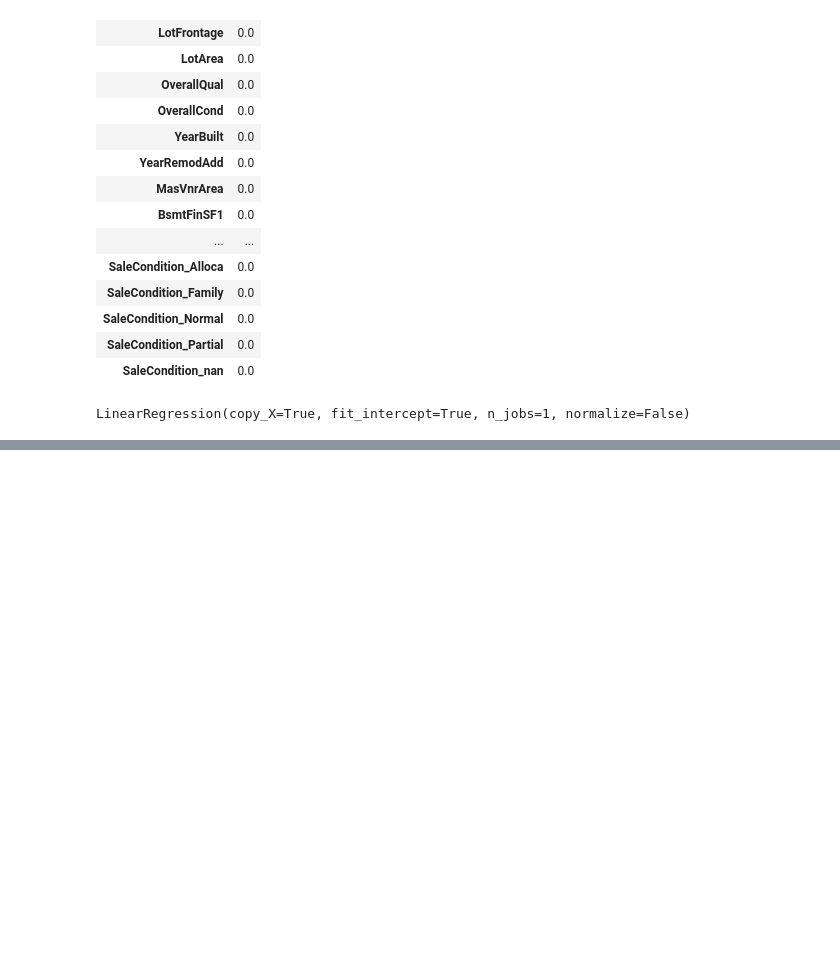
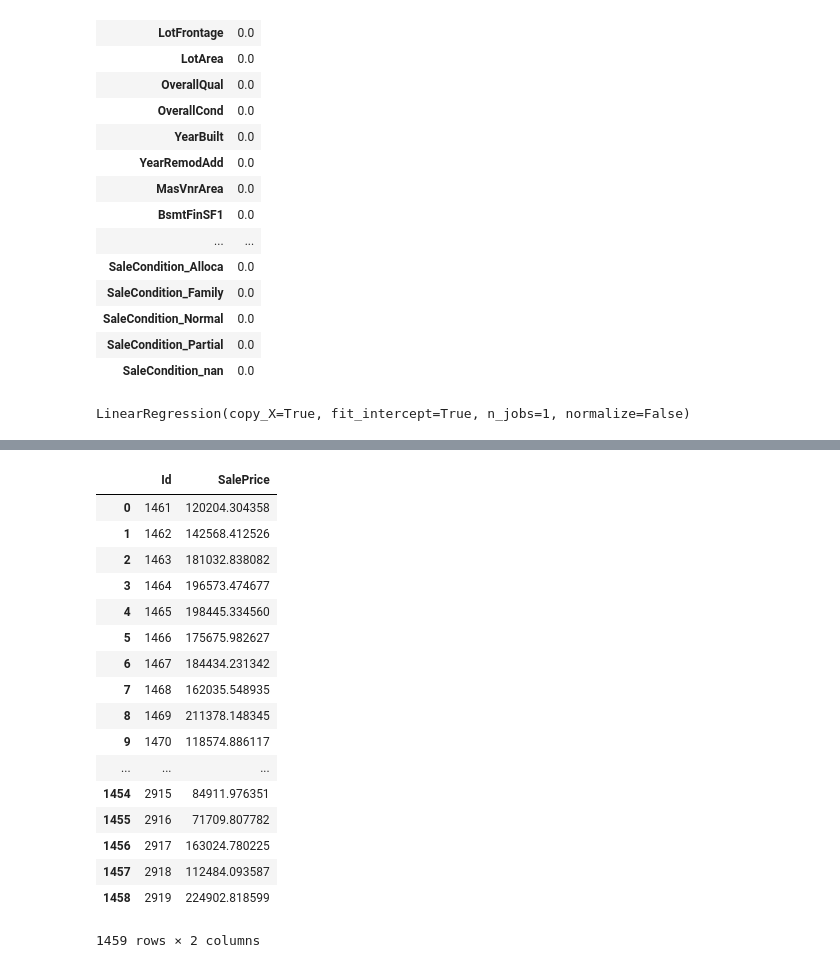
Before and after one commit to paulobueno/house_prices, a Jupyter notebook: V1.ipynb, the cells around one changed output, grey strips where cells are left out. Drawn from its saved outputs; the diff is of its cells as text; code cells hidden in the pictures; blank space fills up the shorter version.

```diff
--- a/V1.ipynb
+++ b/V1.ipynb
@@ -258,8 +259,8 @@ train, test = train_test_split(tabela_dum, random_state = 1234, test_size = 0.3)
 # %%
 # Separando os eixos X (variaveis explicativas) e Y (variavel resposta) das duas bases
 
-train_x = train.drop('SalePrice',1)
-test_x = test.drop('SalePrice', 1)
+train_x = train.drop(['SalePrice','Id'],1)
+test_x = test.drop(['SalePrice','Id'], 1)
 
 train_y = pd.DataFrame(train.loc[:,'SalePrice'])
 test_y = pd.DataFrame(test.loc[:,'SalePrice'])
@@ -298,0 +280,10 @@ feature_selection.f_regression(train_x, np.asarray(train_y), center=True)
+# %%
+from sklearn.linear_model import Lasso
+lasso = Lasso(alpha=130,fit_intercept=True)
+
+train_x = train_x.reindex_axis(sorted(train_x.columns), axis=1)
+test_x = test_x.reindex_axis(sorted(test_x.columns), axis=1)
+
+
+res = lasso.fit(train_x,train_y)
+res.score(test_x, test_y)
@@ -298,0 +321,23 @@ feature_selection.f_regression(train_x, np.asarray(train_y), center=True)
+# %%
+data_2 = pd.read_csv('./test.csv')
+tabela_2 = pd.DataFrame(data_2)
+
+def f_missing(x):
+    if(x.dtype == np.float64 or x.dtype == np.int64):
+        return x.fillna(0, inplace=True)
+    #else:
+    #    return x.fillna(x.mode()[0], inplace=True)
+
+
+tabela_2_dum = pd.get_dummies(tabela_2, dummy_na = True)
+var_list_train = (train_x.columns)
+tabela_2_dum = tabela_2_dum.loc[:, var_list_train]
+tabela_2_dum = tabela_2_dum.reindex_axis(sorted(tabela_2_dum.columns), axis=1)
+#train_x.head()
+#tabela_2_dum.head()
+
+for x in tabela_2_dum.columns:
+    f_missing(tabela_2_dum[x])
+
+x = pd.DataFrame(tabela_2_dum.isnull().sum()/len(tabela_2_dum))
+HTML(x.to_html())
@@ -298,0 +362,26 @@ feature_selection.f_regression(train_x, np.asarray(train_y), center=True)
+# %%
+resposta = pd.DataFrame(res.predict(tabela_2_dum))
+# %%
+resposta['Id'] = tabela_2['Id']
+resposta.columns = ['SalePrice', 'Id']
+resposta = resposta.reindex_axis(sorted(resposta.columns), axis=1)
+resposta
+# %% [output]
+|  | Id | SalePrice |
+| 0 | 1461 | 120204.304358 |
+| 1 | 1462 | 142568.412526 |
+| 2 | 1463 | 181032.838082 |
+| 3 | 1464 | 196573.474677 |
+| 4 | 1465 | 198445.334560 |
+| 5 | 1466 | 175675.982627 |
+| 6 | 1467 | 184434.231342 |
+| 7 | 1468 | 162035.548935 |
+| 8 | 1469 | 211378.148345 |
+| 9 | 1470 | 118574.886117 |
+| ... | ... | ... |
+| 1454 | 2915 | 84911.976351 |
+| 1455 | 2916 | 71709.807782 |
+| 1456 | 2917 | 163024.780225 |
+| 1457 | 2918 | 112484.093587 |
+| 1458 | 2919 | 224902.818599 |
+1459 rows × 2 columns
```
Also changed, not shown: parts of 9 cells of this notebook.
